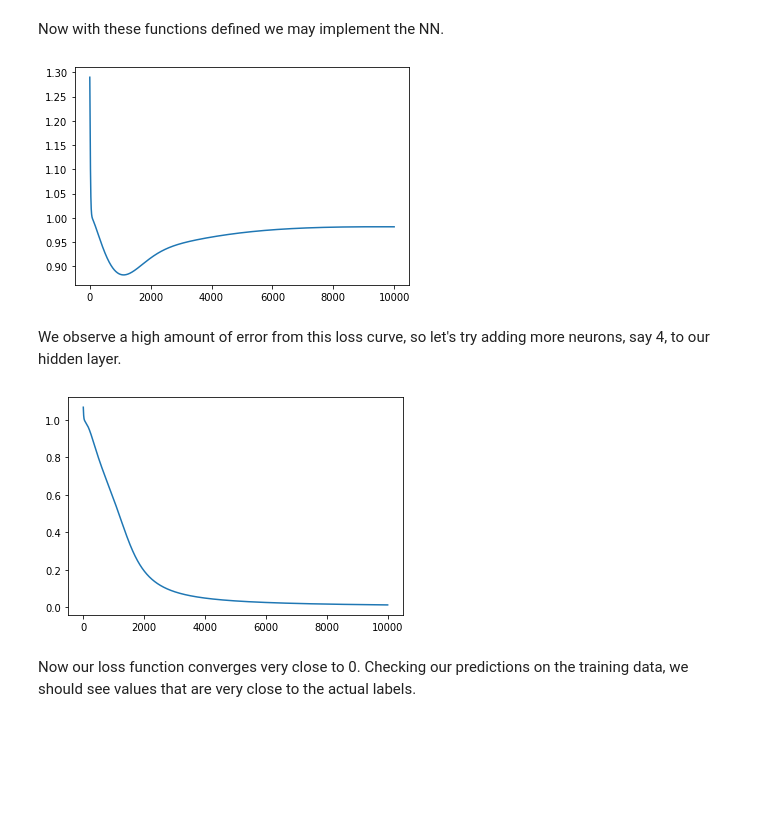
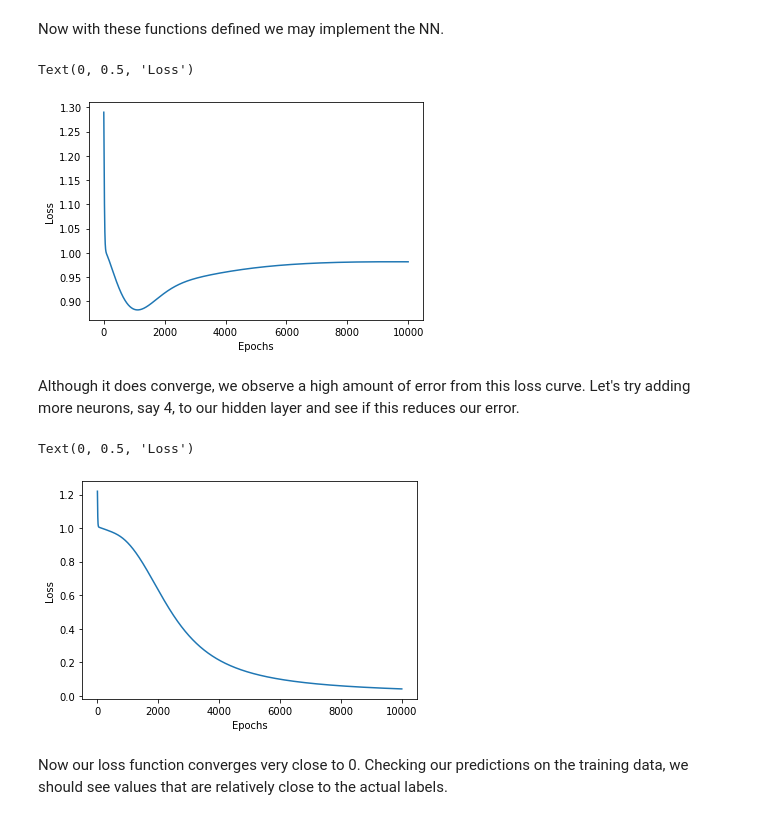
Before and after one commit to gluckt/complex_systems_lab1, a Jupyter notebook: Lab1.ipynb, the cells around one changed output. Cells and saved outputs as stored; diff of their text form; code cells hidden in the pictures; blank space fills up the shorter version.

```diff
--- a/Lab1.ipynb
+++ b/Lab1.ipynb
@@ -144,4 +0,0 @@ import matplotlib.pyplot as plt
-# %%
-x = np.arange(0, 10, 1/32) # x axis data
-y = np.sin(x)              # y axis data
-plt.plot(x, y)             # plot the data
@@ -180,29 +0,0 @@ plt.show()
-# %%
-# Multiple Subplots
-x = np.arange(0, 10, 1/32) # x axis data
-y1 = np.sin(x)             # y axis data for subplot 1
-y2 = np.cos(x)             # y axis data for subplot 2
-y3 = np.tan(x)             # y axis data for subplot 3
-
-fig = plt.figure(2,figsize=(8,8)) # create figure 2
-
-plt.subplot(311)           # (number of rows, number of columns, current plot)
-plt.plot(x, y1)
-plt.title('sin(x)')
-plt.xlabel('x')
-plt.ylabel('y')
-
-plt.subplot(312)
-plt.plot(x, y2)
-plt.title('cos(x)')
-plt.xlabel('x')
-plt.ylabel('y')
-
-plt.subplot(313)
-plt.plot(x, y3)
-plt.title('tan(x)')
-plt.xlabel('x')
-plt.ylabel('y')
-plt.ylim(-1, 1)
-
-fig.tight_layout()
@@ -372,19 +123,23 @@ Now with these functions defined we may implement the NN.
 # %%
 # Train neural net
 W1_pred,W2_pred,loss_vals = train(X,targets,W1,W2)
 
 # Plot loss function over each iteration
 %matplotlib inline
 plt.plot(loss_vals);
+plt.xlabel("Epochs")
+plt.ylabel("Loss")
 # %% [output]
+Text(0, 0.5, 'Loss')
-[figure, old version]
+[figure, new version]
 # %% [markdown]
-We observe a high amount of error from this loss curve, so let's try adding more neurons, say 4, to our hidden layer.
+Although it does converge, we observe a high amount of error from this loss curve. Let's try adding more neurons, say 4, to our hidden layer and see if this reduces our error.
 # %%
 # Redefine hidden_dim
 hidden_dim = 4
 
 # Reinitialize weights
+np.random.seed(5)
 W1 = np.random.normal(0,1,(hidden_dim, input_dim))
 W2 = np.random.normal(0,1,(hidden_dim, output_dim))
 
@@ -394,11 +149,14 @@ W1_pred,W2_pred,loss_vals = train(X,targets,W1,W2)
 # Plot loss function over each iteration
 %matplotlib inline
 plt.plot(loss_vals);
+plt.xlabel("Epochs")
+plt.ylabel("Loss")
 # %% [output]
+Text(0, 0.5, 'Loss')
-[figure, old version]
+[figure, new version]
 # %% [markdown]
 Now our loss function converges very close to 0.
-Checking our predictions on the training data, we should see values that are very close to the actual labels.
+Checking our predictions on the training data, we should see values that are relatively close to the actual labels.
 # %%
 # run prediction on test data
 z,y = predict(X, W1_pred, W2_pred)
```
Also changed, not shown: parts of 44 cells of this notebook.
